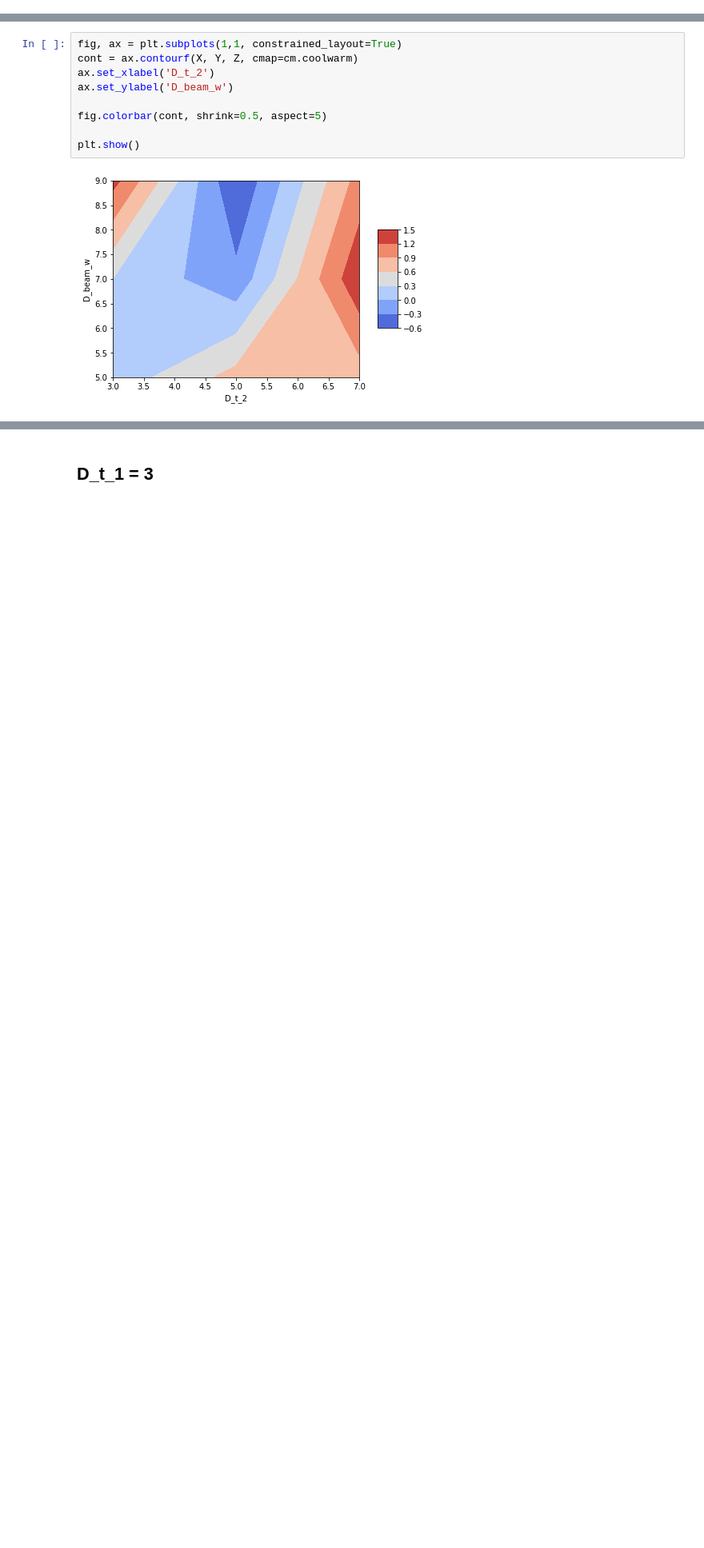
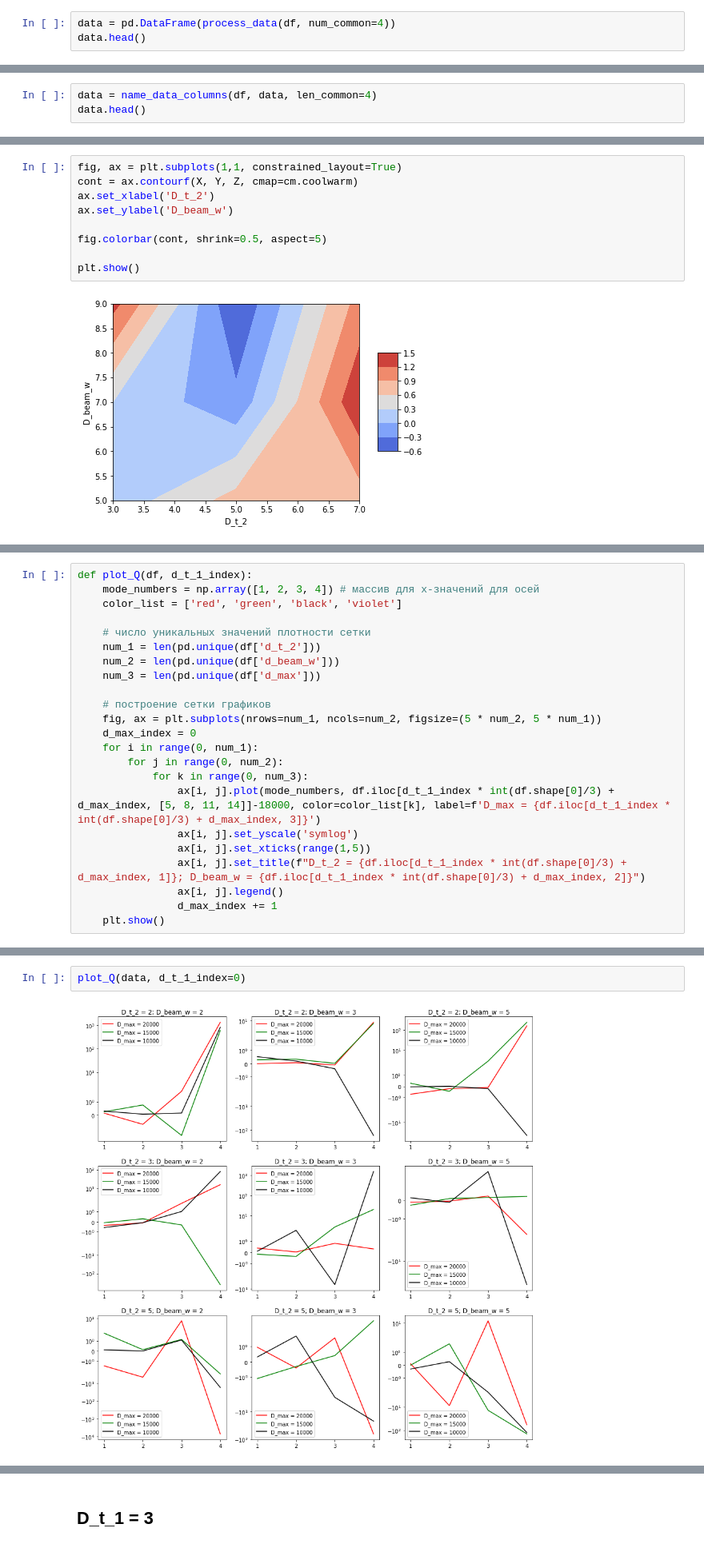
Before and after one commit to PolMix/nems_ai, a Jupyter notebook: Mesh Research/Mesh_Research.ipynb, the cells around one changed output, grey strips where cells are left out. Shown: that part at 80% size. Saved outputs shown, nothing was run; the diff lists cells and outputs as text; blank space fills up the shorter version.

```diff
--- a/Mesh Research/Mesh_Research.ipynb
+++ b/Mesh Research/Mesh_Research.ipynb
@@ -42,0 +87,3 @@ print(df.iloc[0:30])
+# %%
+data = pd.DataFrame(process_data(df, num_common=4))
+data.head()
@@ -42,0 +97,3 @@ print(df.iloc[0:30])
+# %%
+data = name_data_columns(df, data, len_common=4)
+data.head()
@@ -80,0 +133,23 @@ plt.show()
+# %%
+def plot_Q(df, d_t_1_index):
+    mode_numbers = np.array([1, 2, 3, 4]) # массив для х-значений для осей
+    color_list = ['red', 'green', 'black', 'violet']
+
+    # число уникальных значений плотности сетки
+    num_1 = len(pd.unique(df['d_t_2']))
+    num_2 = len(pd.unique(df['d_beam_w']))
+    num_3 = len(pd.unique(df['d_max']))
+
+    # построение сетки графиков
+    fig, ax = plt.subplots(nrows=num_1, ncols=num_2, figsize=(5 * num_2, 5 * num_1))
+    d_max_index = 0
+    for i in range(0, num_1):
+        for j in range(0, num_2):
+            for k in range(0, num_3):
+                ax[i, j].plot(mode_numbers, df.iloc[d_t_1_index * int(df.shape[0]/3) + d_max_index, [5, 8, 11, 14]]-18000, color=color_list[k], label=f'D_max = {df.iloc[d_t_1_index * int(df.shape[0]/3) + d_max_index, 3]}')
+                ax[i, j].set_yscale('symlog')
+                ax[i, j].set_xticks(range(1,5))
+                ax[i, j].set_title(f"D_t_2 = {df.iloc[d_t_1_index * int(df.shape[0]/3) + d_max_index, 1]}; D_beam_w = {df.iloc[d_t_1_index * int(df.shape[0]/3) + d_max_index, 2]}")
+                ax[i, j].legend()
+                d_max_index += 1
+    plt.show()
@@ -80,0 +158,4 @@ plt.show()
+# %%
+plot_Q(data, d_t_1_index=0)
+# %% [output]
+[figure, added]
```
Also changed, not shown: parts of 23 cells of this notebook.
